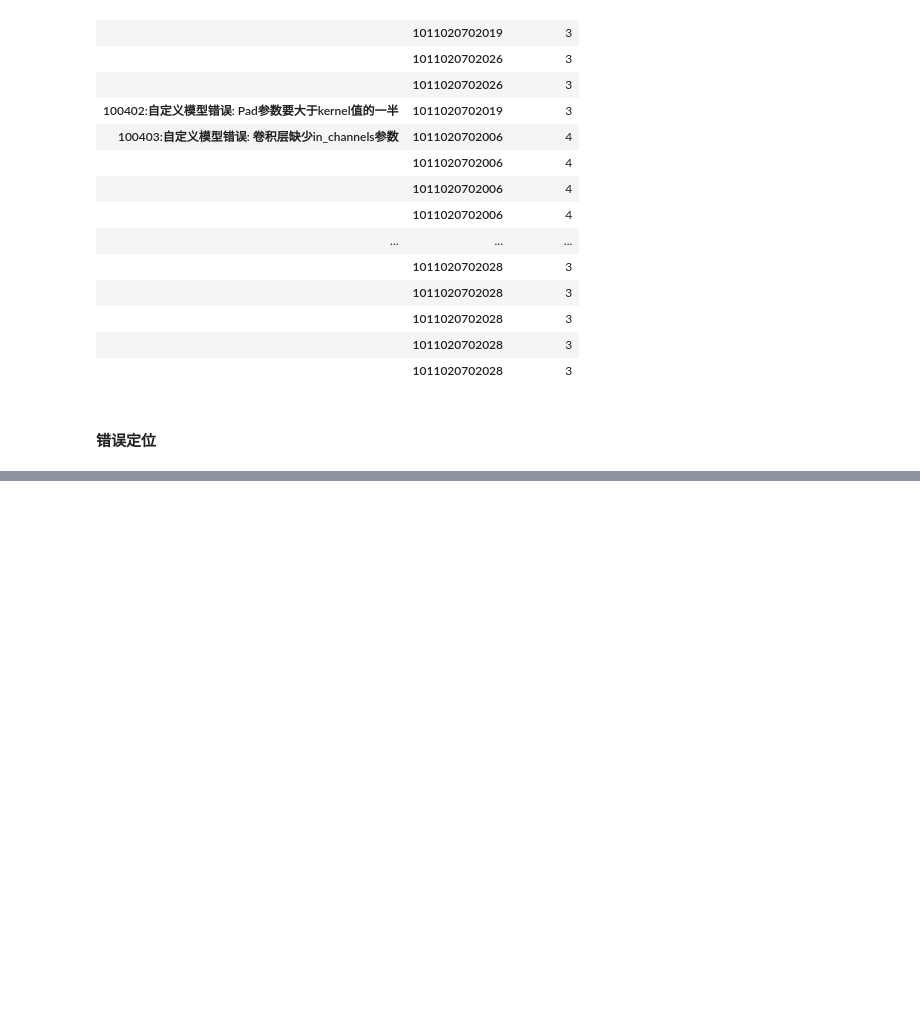
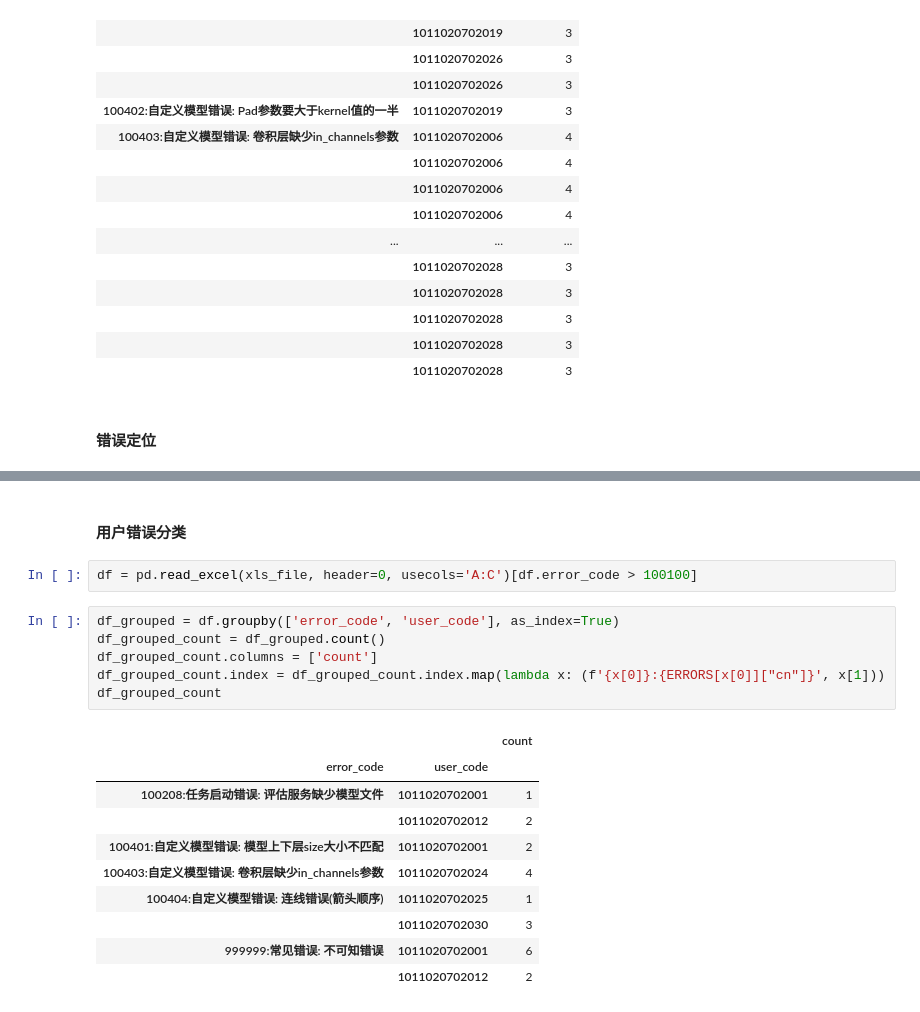
Before and after one commit to qrsforever/hzcsnote, a Jupyter notebook: buglist/SDYC.ipynb, the cells around one changed output, grey strips where cells are left out. Cells and saved outputs as stored; diff of their text form; blank space fills up the shorter version.

```diff
--- a/buglist/SDYC.ipynb
+++ b/buglist/SDYC.ipynb
@@ -163,0 +207,21 @@ df_sorted
+# %% [markdown]
+#### 用户错误分类
+# %%
+df = pd.read_excel(xls_file, header=0, usecols='A:C')[df.error_code > 100100]
+# %%
+df_grouped = df.groupby(['error_code', 'user_code'], as_index=True)
+df_grouped_count = df_grouped.count()
+df_grouped_count.columns = ['count']
+df_grouped_count.index = df_grouped_count.index.map(lambda x: (f'{x[0]}:{ERRORS[x[0]]["cn"]}', x[1]))
+df_grouped_count
+# %% [output]
+|  |  | count |
+| error_code | user_code |  |
+| 100208:任务启动错误: 评估服务缺少模型文件 | 1011020702001 | 1 |
+|  | 1011020702012 | 2 |
+| 100401:自定义模型错误: 模型上下层size大小不匹配 | 1011020702001 | 2 |
+| 100403:自定义模型错误: 卷积层缺少in_channels参数 | 1011020702024 | 4 |
+| 100404:自定义模型错误: 连线错误(箭头顺序) | 1011020702025 | 1 |
+|  | 1011020702030 | 3 |
+| 999999:常见错误: 不可知错误 | 1011020702001 | 6 |
+|  | 1011020702012 | 2 |
```
Also changed, not shown: parts of 14 cells of this notebook, 9 other files.
